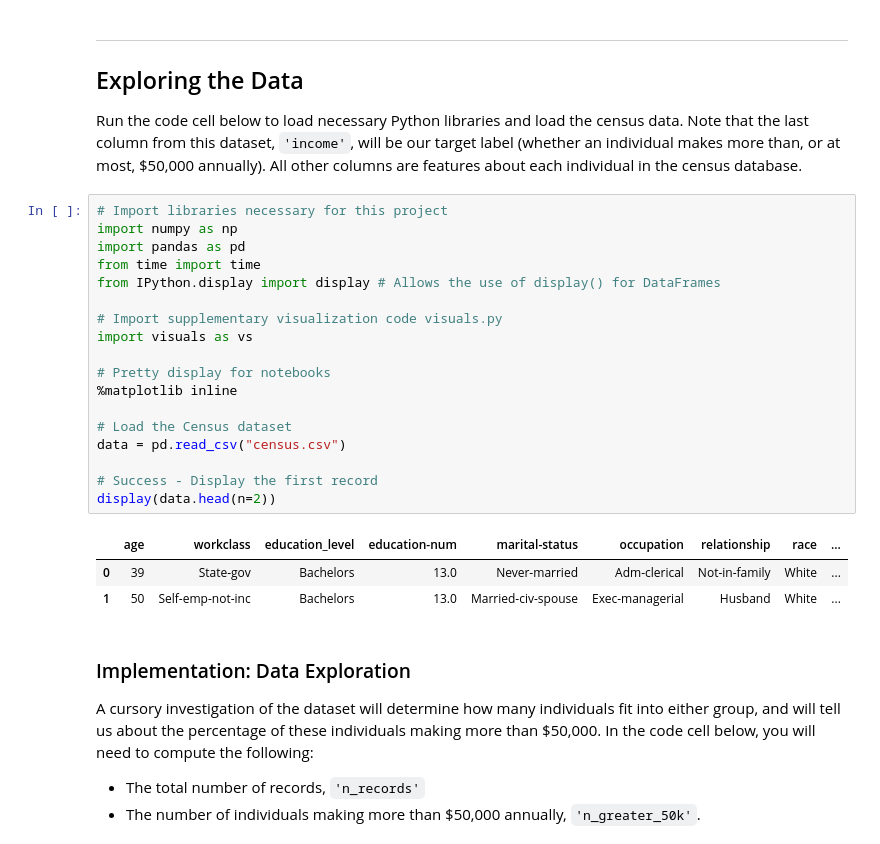
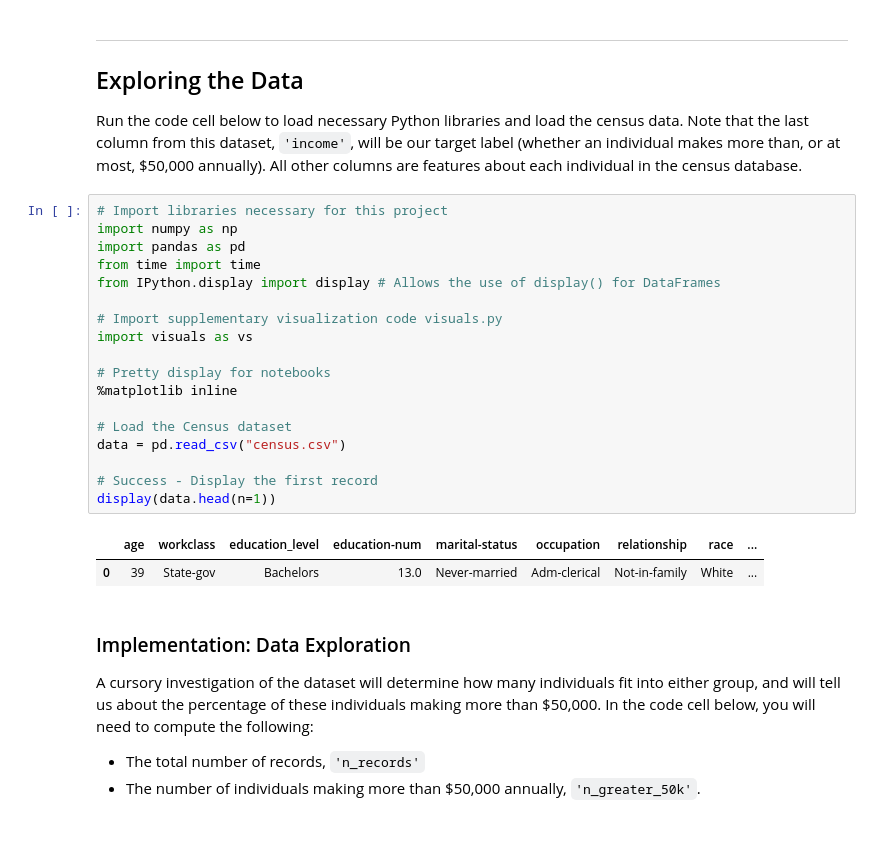
Before and after one commit to zeeshanhs/JN_FindingDonors_implementation, a Jupyter notebook: finding_donors.ipynb, the cells around one changed output. Drawn from its saved outputs; the diff is of its cells as text.

Commit message:
Visualizing data correctly

```diff
--- a/finding_donors.ipynb
+++ b/finding_donors.ipynb
@@ -21,25 +21,24 @@ Run the code cell below to load necessary Python libraries and load the census d
 # %%
 # Import libraries necessary for this project
 import numpy as np
 import pandas as pd
 from time import time
 from IPython.display import display # Allows the use of display() for DataFrames
 
 # Import supplementary visualization code visuals.py
 import visuals as vs
 
 # Pretty display for notebooks
 %matplotlib inline
 
 # Load the Census dataset
 data = pd.read_csv("census.csv")
 
 # Success - Display the first record
-display(data.head(n=2))
+display(data.head(n=1))
 # %% [output]
 |  | age | workclass | education_level | education-num | marital-status | occupation | relationship | race | ... |
 | 0 | 39 | State-gov | Bachelors | 13.0 | Never-married | Adm-clerical | Not-in-family | White | ... |
-| 1 | 50 | Self-emp-not-inc | Bachelors | 13.0 | Married-civ-spouse | Exec-managerial | Husband | White | ... |
 # %% [markdown]
 ### Implementation: Data Exploration
 A cursory investigation of the dataset will determine how many individuals fit into either group, and will tell us about the percentage of these individuals making more than \$50,000. In the code cell below, you will need to compute the following:
```
